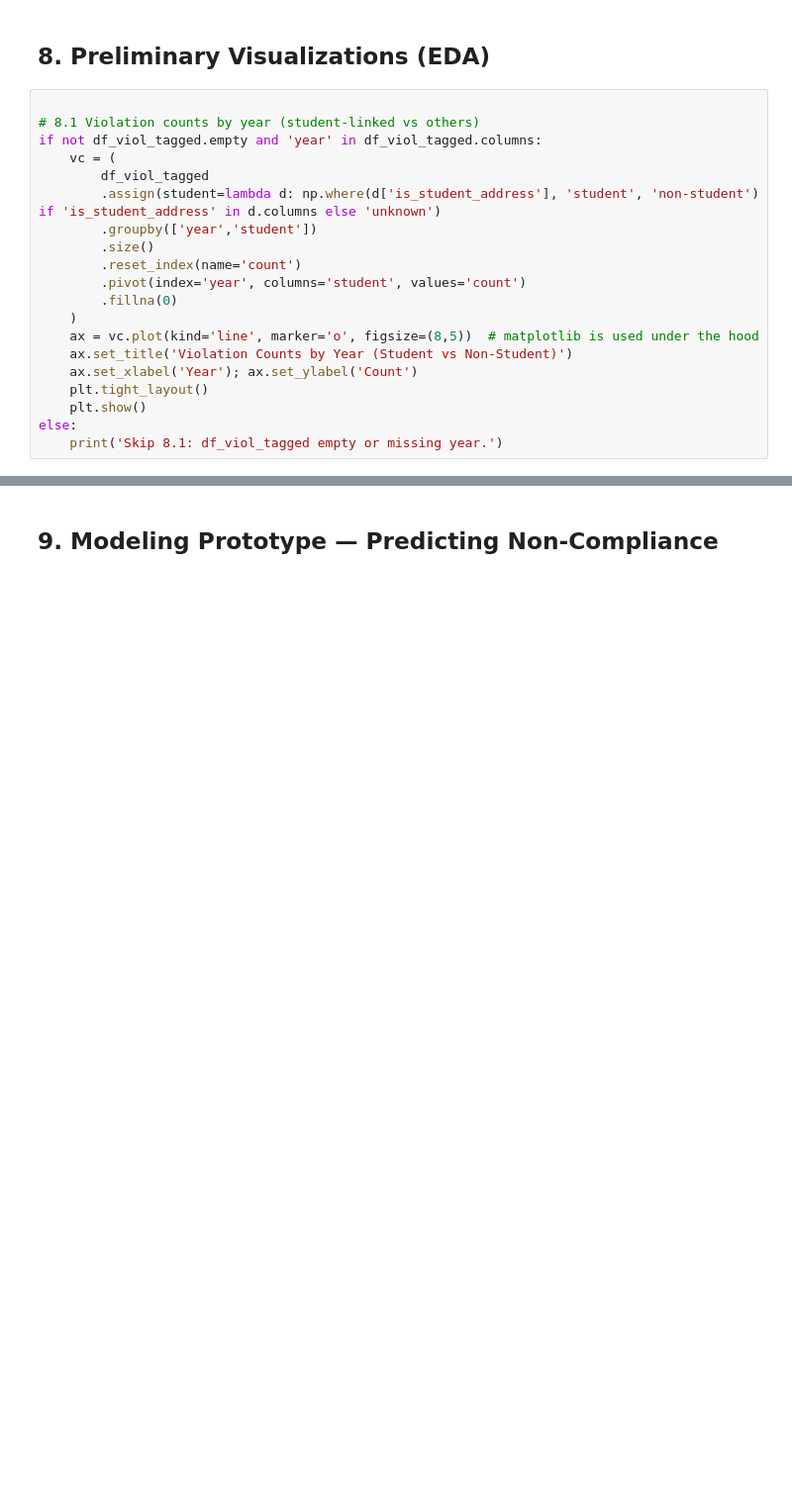
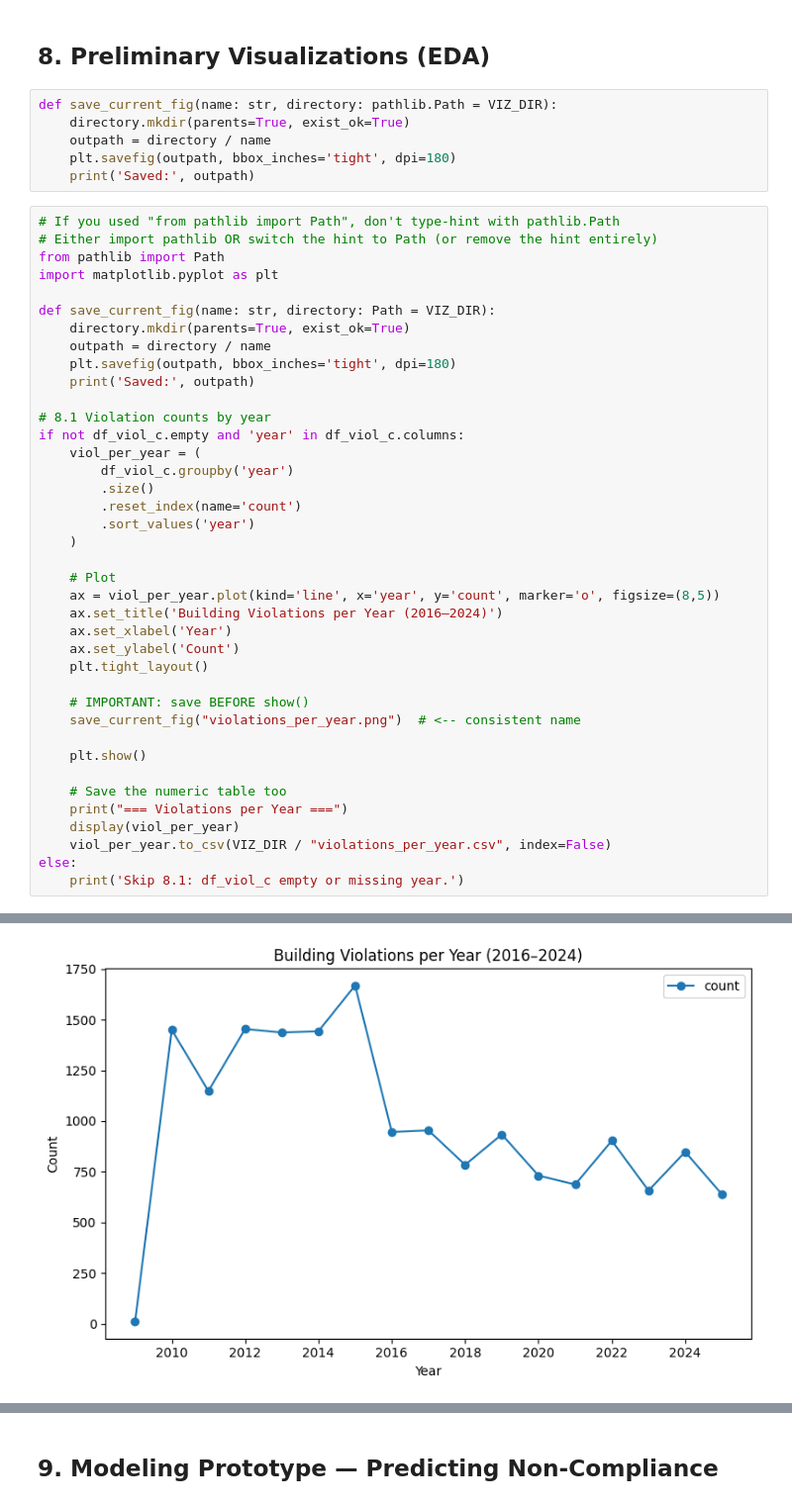
Before and after one commit to Berkkom/university_accountablilty_ordinance, a Jupyter notebook: notebooks/UAO_midterm.ipynb, the cells around one changed output, grey strips where cells are left out. Shown at 99% size. Saved outputs shown, nothing was run; the diff lists cells and outputs as text; blank space fills up the shorter version.

```diff
--- a/notebooks/UAO_midterm.ipynb
+++ b/notebooks/UAO_midterm.ipynb
@@ -373,23 +371,49 @@ else:
 print('Student-tagged violations shape:', df_viol_tagged.shape)
 # %% [markdown]
 ## 8. Preliminary Visualizations (EDA)
+# %%
+def save_current_fig(name: str, directory: pathlib.Path = VIZ_DIR):
+    directory.mkdir(parents=True, exist_ok=True)
+    outpath = directory / name
+    plt.savefig(outpath, bbox_inches='tight', dpi=180)
+    print('Saved:', outpath)
 # %%
+# If you used "from pathlib import Path", don't type-hint with pathlib.Path
+# Either import pathlib OR switch the hint to Path (or remove the hint entirely)
+from pathlib import Path
+import matplotlib.pyplot as plt
 
-# 8.1 Violation counts by year (student-linked vs others)
-if not df_viol_tagged.empty and 'year' in df_viol_tagged.columns:
-    vc = (
-        df_viol_tagged
-        .assign(student=lambda d: np.where(d['is_student_address'], 'student', 'non-student') if 'is_student_address' in d.columns else 'unknown')
-        .groupby(['year','student'])
+def save_current_fig(name: str, directory: Path = VIZ_DIR):
+    directory.mkdir(parents=True, exist_ok=True)
+    outpath = directory / name
+    plt.savefig(outpath, bbox_inches='tight', dpi=180)
+    print('Saved:', outpath)
+
+# 8.1 Violation counts by year
+if not df_viol_c.empty and 'year' in df_viol_c.columns:
+    viol_per_year = (
+        df_viol_c.groupby('year')
         .size()
         .reset_index(name='count')
-        .pivot(index='year', columns='student', values='count')
-        .fillna(0)
+        .sort_values('year')
     )
-    ax = vc.plot(kind='line', marker='o', figsize=(8,5))  # matplotlib is used under the hood
-    ax.set_title('Violation Counts by Year (Student vs Non-Student)')
-    ax.set_xlabel('Year'); ax.set_ylabel('Count')
+
+    # Plot
+    ax = viol_per_year.plot(kind='line', x='year', y='count', marker='o', figsize=(8,5))
+    ax.set_title('Building Violations per Year (2016–2024)')
+    ax.set_xlabel('Year')
+    ax.set_ylabel('Count')
     plt.tight_layout()
+
+    # IMPORTANT: save BEFORE show()
+    save_current_fig("violations_per_year.png")  # <-- consistent name
+
     plt.show()
+
+    # Save the numeric table too
+    print("=== Violations per Year ===")
+    display(viol_per_year)
+    viol_per_year.to_csv(VIZ_DIR / "violations_per_year.csv", index=False)
 else:
-    print('Skip 8.1: df_viol_tagged empty or missing year.')
+    print('Skip 8.1: df_viol_c empty or missing year.')
+# %% [output]
@@ -395,0 +421 @@ else:
+[figure, added]
```
Also changed, not shown: parts of 13 cells of this notebook.
